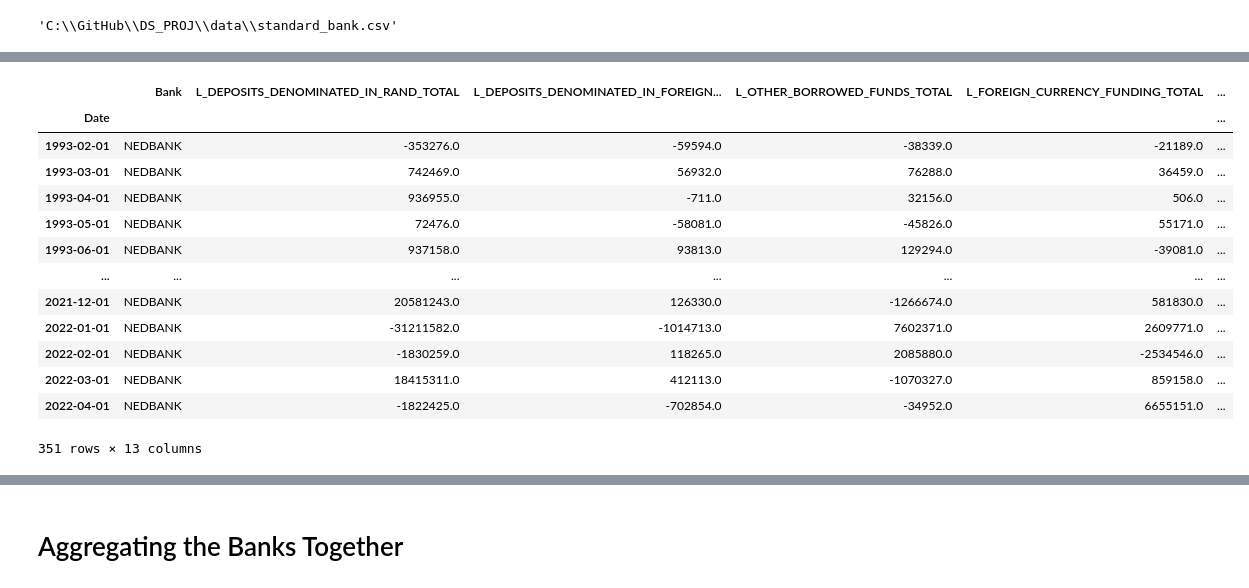
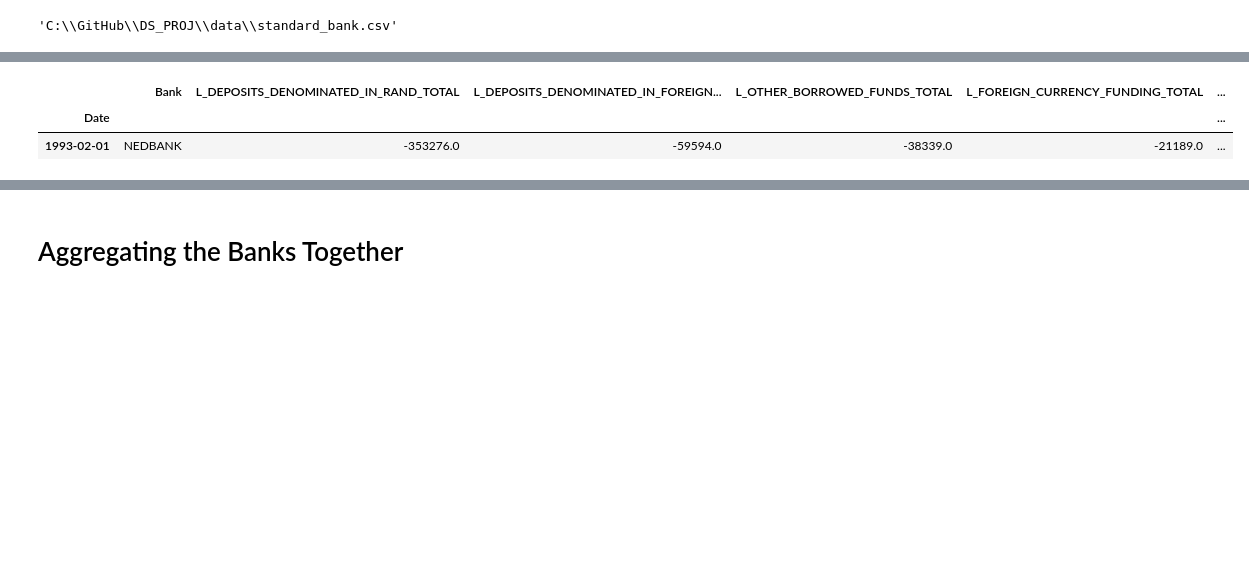
Before and after one commit to Jacques-rs/DS_PROJ, a Jupyter notebook: DS_PROJ_py.ipynb, the cells around one changed output, grey strips where cells are left out. Cells and saved outputs as stored; diff of their text form; code cells hidden in the pictures; blank space fills up the shorter version.

```diff
--- a/DS_PROJ_py.ipynb
+++ b/DS_PROJ_py.ipynb
@@ -262,13 +263,3 @@ absa.loc[absa["Table"].str.contains("Central.{,3}Bank", regex=True, case=False),
 | 761 | T_T06R103C22: T06R103C22: CENTRAL... | NaN | NaN | NaN | NaN | NaN |
 | 762 | T_T06R103C24: T06R103C24: CENTRAL... | 13645297.0 | 15190112.0 | 0.0 | 0.0 | 0.0 |
 | 763 | T_T06R103C25: T06R103C25: CENTRAL... | 0.0 | 0.0 | NaN | NaN | 0.0 |
-# %%
-repl1 = absa["Table"].str.contains("T_T06R103C24: T06R103C24:", regex=True, case=False)
-with1 = absa["Table"].str.contains("T_T06R103C18: T06R103C18:", regex=True, case=False)
-
-absa.loc[repl1,:] = absa.loc[repl1,:].replace(list(absa.loc[repl1,:].iloc[0,2:]), 1)
-absa.loc[repl1, " 1993M01":] = absa.loc[repl1, " 1993M01":].cumsum(axis=1)
-absa.loc[repl1,:]
-
-absa.loc[repl1,:] = absa.loc[repl1,:].replace(list(absa.loc[repl1,:].iloc[0,2:]),
-                                              list(absa.loc[with1,:].iloc[0,2:]))
@@ -515,6 +407,3 @@ It is clear from the above that the columns containing enough
 aggregated information are tagged with `(total of items ...)`
 
 so this can be filtered
-# %%
-test = absa.loc[absa["Table"].str.contains("TOTAL"),:]
-list(test.iloc[:,1])
@@ -900,29 +667,18 @@ fnb
 # %%
 nedbank = reformat(filter_totals(clean_names2(fill_totals(
     remove_empty(clean_names1(import_data(check_file("nedbank.csv")),
                                                                      bank_prefix=""))))))
 nedbank
 l = clean_liab(liabilities(nedbank))
 e = clean_equity(equity(nedbank))
 a = clean_assets(assets(nedbank))
 
 nedbank = join_diff(l, e, a, bank="NEDBANK")
-nedbank
+nedbank.head(1)
 # %% [output]
 |  | Bank | L_DEPOSITS_DENOMINATED_IN_RAND_TOTAL | L_DEPOSITS_DENOMINATED_IN_FOREIGN... | L_OTHER_BORROWED_FUNDS_TOTAL | L_FOREIGN_CURRENCY_FUNDING_TOTAL | ... |
 | Date |  |  |  |  |  | ... |
 | 1993-02-01 | NEDBANK | -353276.0 | -59594.0 | -38339.0 | -21189.0 | ... |
-| 1993-03-01 | NEDBANK | 742469.0 | 56932.0 | 76288.0 | 36459.0 | ... |
-| 1993-04-01 | NEDBANK | 936955.0 | -711.0 | 32156.0 | 506.0 | ... |
-| 1993-05-01 | NEDBANK | 72476.0 | -58081.0 | -45826.0 | 55171.0 | ... |
-| 1993-06-01 | NEDBANK | 937158.0 | 93813.0 | 129294.0 | -39081.0 | ... |
-| ... | ... | ... | ... | ... | ... | ... |
-| 2021-12-01 | NEDBANK | 20581243.0 | 126330.0 | -1266674.0 | 581830.0 | ... |
-| 2022-01-01 | NEDBANK | -31211582.0 | -1014713.0 | 7602371.0 | 2609771.0 | ... |
-| 2022-02-01 | NEDBANK | -1830259.0 | 118265.0 | 2085880.0 | -2534546.0 | ... |
-| 2022-03-01 | NEDBANK | 18415311.0 | 412113.0 | -1070327.0 | 859158.0 | ... |
-| 2022-04-01 | NEDBANK | -1822425.0 | -702854.0 | -34952.0 | 6655151.0 | ... |
-351 rows × 13 columns
 # %%
 investec = reformat(filter_totals(clean_names2(fill_totals(
     remove_empty(clean_names1(import_data(check_file("investec.csv")),
```
Also changed, not shown: parts of 99 cells of this notebook.
